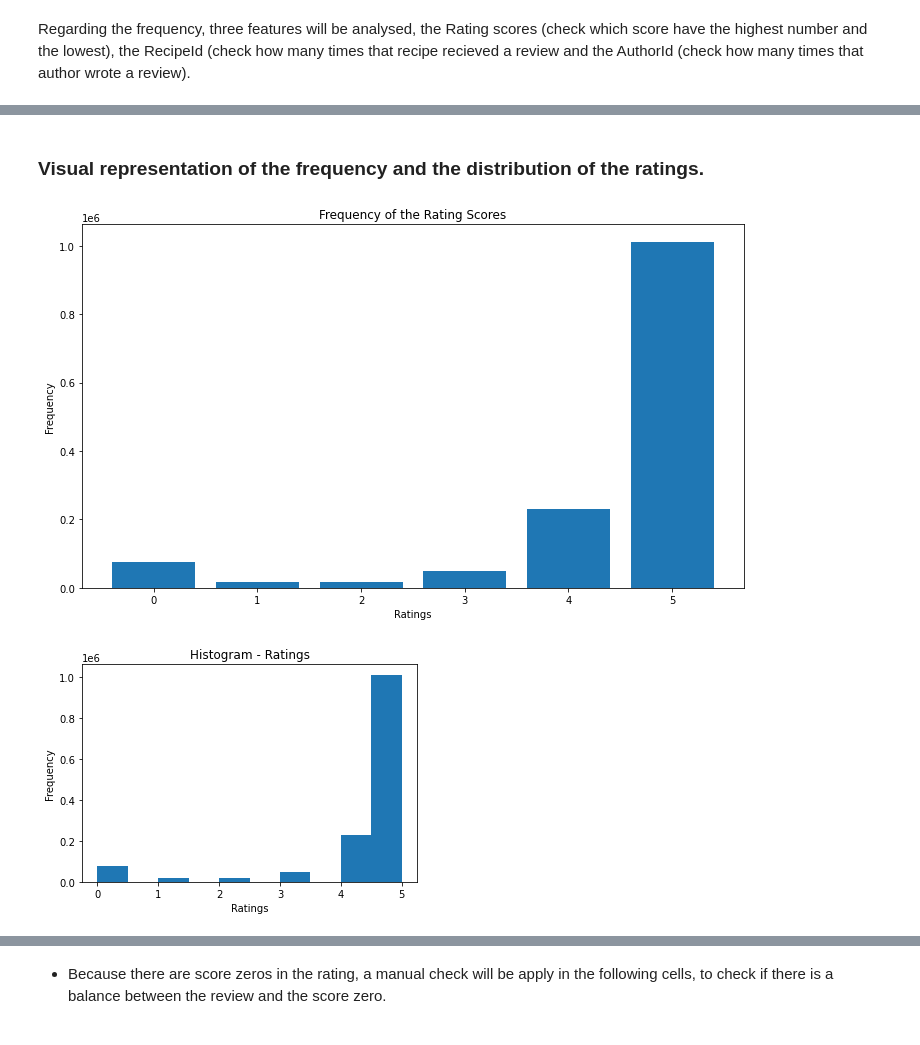
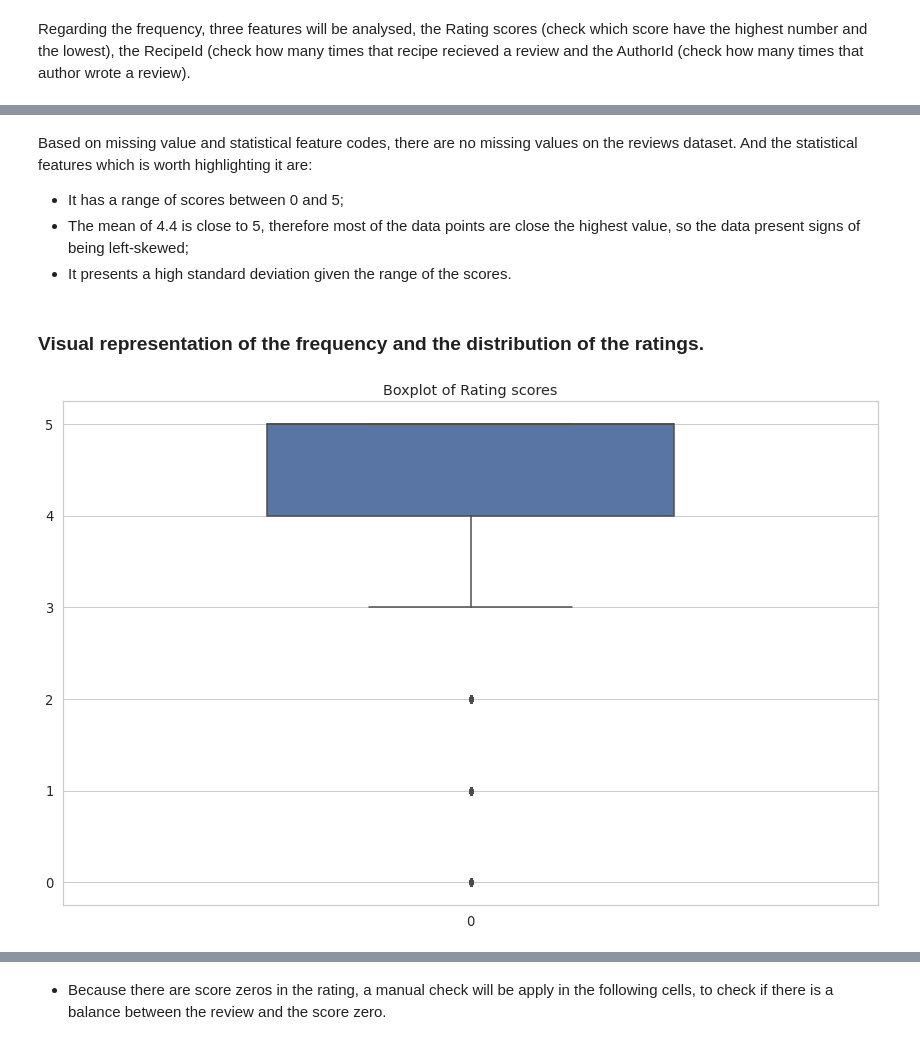
Before and after one commit to nozomu2020264/MSc---DA-C.A.-1---2nd-Semester-, a Jupyter notebook: Msc DA - CA 1 - 2nd Semester - Nozomu - 2020264.ipynb, the cells around one changed output, grey strips where cells are left out. Drawn from its saved outputs; the diff is of its cells as text; code cells hidden in the pictures.

```diff
--- a/Msc DA - CA 1 - 2nd Semester - Nozomu - 2020264.ipynb
+++ b/Msc DA - CA 1 - 2nd Semester - Nozomu - 2020264.ipynb
@@ -202,30 +213,20 @@ Based on missing value and statistical feature codes, there are no missing value
+# %% [markdown]
+Based on missing value and statistical feature codes, there are no missing values on the reviews dataset. And the statistical features which is worth highlighting it are:
+- It has a range of scores between 0 and 5;
+- The mean of 4.4 is close to 5, therefore most of the data points are close the highest value, so the data present signs of being left-skewed;
+- It presents a high standard deviation given the range of the scores.
 # %% [markdown]
 ### Visual representation of the frequency and the distribution of the ratings.
-# %%
-freq_rating = df_reviews.groupBy("Rating").agg(count("Rating").alias("frequency")).orderBy("Rating").collect()
-ratings = [row['Rating'] for row in freq_rating]
-frequency = [row['frequency'] for row in freq_rating]
-
-plt.figure(figsize=(10, 6))
-plt.bar(ratings, frequency)
-plt.xlabel('Ratings')
-plt.ylabel('Frequency')
-plt.title('Frequency of the Rating Scores')
-plt.xticks(ratings)
-plt.tight_layout()
-plt.show()
-# %% [output]
-[figure, removed]
-# %%
-hist_data = df_reviews.select("Rating").rdd.flatMap(lambda x: x).histogram(10)
-
-bins = hist_data[0]
-freq = hist_data[1]
-
-plt.hist(bins[:-1], bins, weights=freq)
-plt.xlabel('Ratings')
-plt.ylabel('Frequency')
-plt.title('Histogram - Ratings')
-plt.show()
-# %% [output]
-[figure, removed]
+# %%
+ratings_column_pd = df_reviews.select("Rating").toPandas()
+# %%
+
+plt.figure(figsize=(12, 8)) # Setting the figure size.
+sns.set(style="whitegrid", font_scale=1.2) # Addind a white space on the back and adjustive font scale.
+# Creates the boxplot
+ax = sns.boxplot(data=ratings_column_pd['Rating'], width=0.5)
+ax.set_title('Boxplot of Rating scores') # Add title to the figure.
+plt.tight_layout() # Adjusts the layout
+plt.show() # Shows the plot
+# %% [output]
+[figure, added]
```
Also changed, not shown: parts of 33 cells of this notebook.
